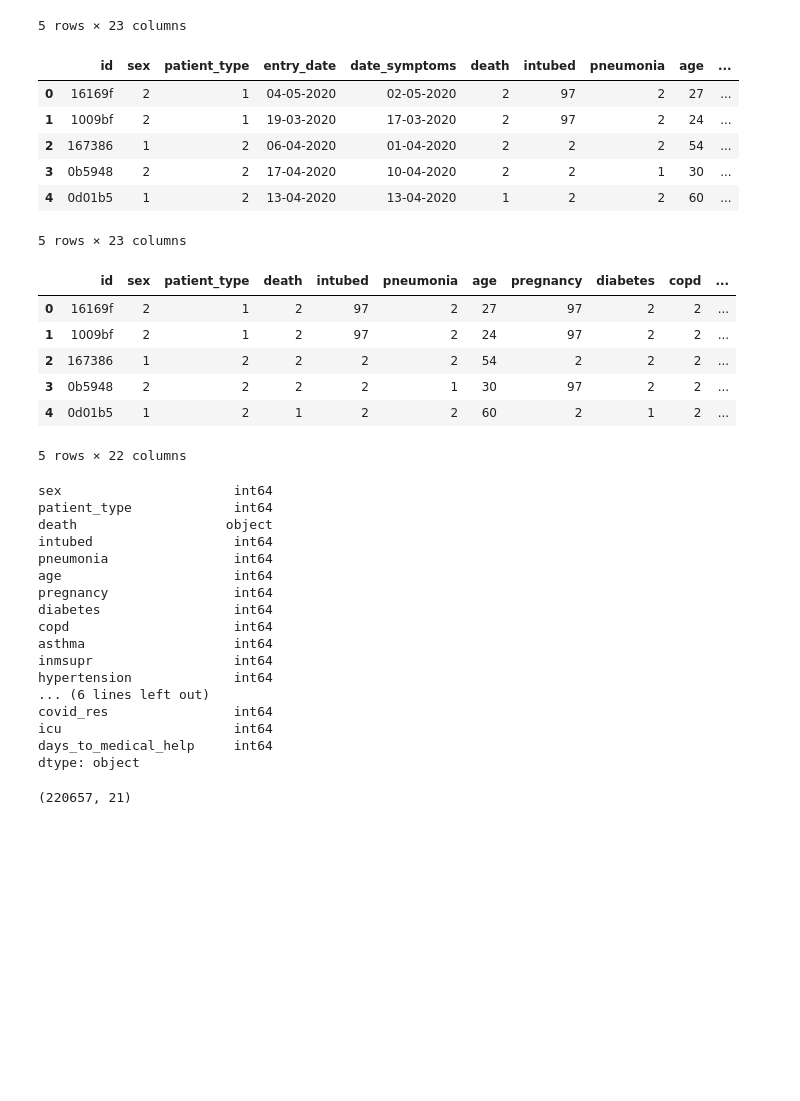
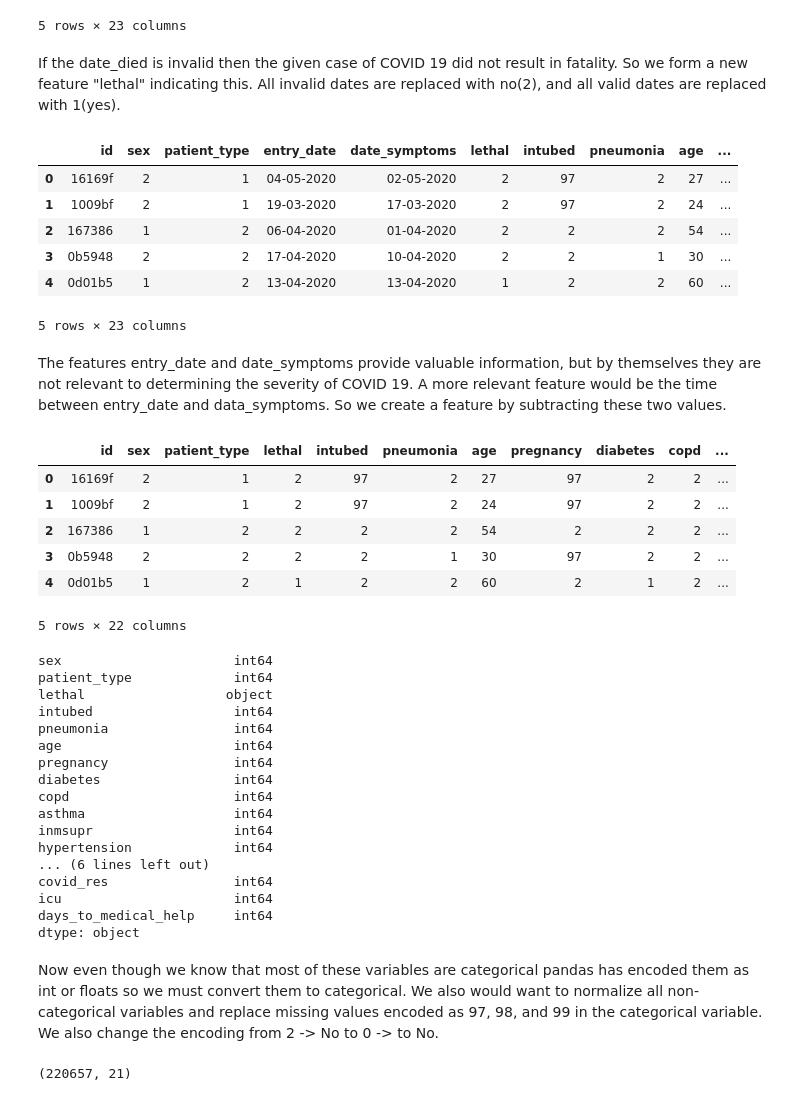
Before and after one commit to SoumilShekdar/ecs171-group2, a Jupyter notebook: models/Model_Without_Preprocessing.ipynb, the cells around one changed output. Cells and saved outputs as stored; diff of their text form; code cells hidden in the pictures; blank space fills up the shorter version.

```diff
--- a/models/Model_Without_Preprocessing.ipynb
+++ b/models/Model_Without_Preprocessing.ipynb
@@ -16,21 +22,25 @@ df.head()
 | 3 | 0b5948 | 2 | 2 | 17-04-2020 | 10-04-2020 | 9999-99-99 | 2 | 1 | 30 | ... |
 | 4 | 0d01b5 | 1 | 2 | 13-04-2020 | 13-04-2020 | 22-04-2020 | 2 | 2 | 60 | ... |
 5 rows × 23 columns
+# %% [markdown]
+If the date_died is invalid then the given case of COVID 19 did not result in fatality. So we form a new feature "lethal" indicating this. All invalid dates are replaced with no(2), and all valid dates are replaced with 1(yes).
 # %%
 # Change the data died column to indicate if patient death
 # If there is a valid date then patient death and represent as 1 otherwise represent as 2
 df['date_died'] = df['date_died'].replace(to_replace="9999-99-99", value=2)
 df['date_died'] = df['date_died'].mask(df['date_died'].ne(2), 1)
-df = df.rename(columns={'date_died':'death'})
+df = df.rename(columns={'date_died':'lethal'})
 df.head()
 # %% [output]
-|  | id | sex | patient_type | entry_date | date_symptoms | death | intubed | pneumonia | age | ... |
+|  | id | sex | patient_type | entry_date | date_symptoms | lethal | intubed | pneumonia | age | ... |
 | 0 | 16169f | 2 | 1 | 04-05-2020 | 02-05-2020 | 2 | 97 | 2 | 27 | ... |
 | 1 | 1009bf | 2 | 1 | 19-03-2020 | 17-03-2020 | 2 | 97 | 2 | 24 | ... |
 | 2 | 167386 | 1 | 2 | 06-04-2020 | 01-04-2020 | 2 | 2 | 2 | 54 | ... |
 | 3 | 0b5948 | 2 | 2 | 17-04-2020 | 10-04-2020 | 2 | 2 | 1 | 30 | ... |
 | 4 | 0d01b5 | 1 | 2 | 13-04-2020 | 13-04-2020 | 1 | 2 | 2 | 60 | ... |
 5 rows × 23 columns
+# %% [markdown]
+The features entry_date and date_symptoms provide valuable information, but by themselves they are not relevant to determining the severity of COVID 19. A more relevant feature would be the time between entry_date and data_symptoms. So we create a feature by subtracting these two values.
 # %%
 # With date_symptoms and entry_date we can calculate time between disease contraction and medical attention
 # This would be a more relevant feature to use rather than just the dates
@@ -38,7 +48,7 @@ df['days_to_medical_help'] = (pd.to_datetime(df['entry_date'], dayfirst=True) -
 df = df.drop(columns=['entry_date', 'date_symptoms'])
 df.head()
 # %% [output]
-|  | id | sex | patient_type | death | intubed | pneumonia | age | pregnancy | diabetes | copd | ... |
+|  | id | sex | patient_type | lethal | intubed | pneumonia | age | pregnancy | diabetes | copd | ... |
 | 0 | 16169f | 2 | 1 | 2 | 97 | 2 | 27 | 97 | 2 | 2 | ... |
 | 1 | 1009bf | 2 | 1 | 2 | 97 | 2 | 24 | 97 | 2 | 2 | ... |
 | 2 | 167386 | 1 | 2 | 2 | 2 | 2 | 54 | 2 | 2 | 2 | ... |
@@ -55,7 +65,7 @@ df.dtypes
 # %% [output]
 sex                      int64
 patient_type             int64
-death                   object
+lethal                  object
 intubed                  int64
 pneumonia                int64
 age                      int64
@@ -70,5 +80,7 @@ covid_res                int64
 icu                      int64
 days_to_medical_help     int64
 dtype: object
+# %% [markdown]
+Now even though we know that most of these variables are categorical pandas has encoded them as int or floats so we must convert them to categorical. We also would want to normalize all non-categorical variables and replace missing values encoded as 97, 98, and 99 in the categorical variable. We also change the encoding from 2 -> No to 0 -> to No.
 # %%
 # Since most categorical features are currently int64 change them to categorical
```
Also changed, not shown: parts of 50 cells of this notebook, 2 other files.
